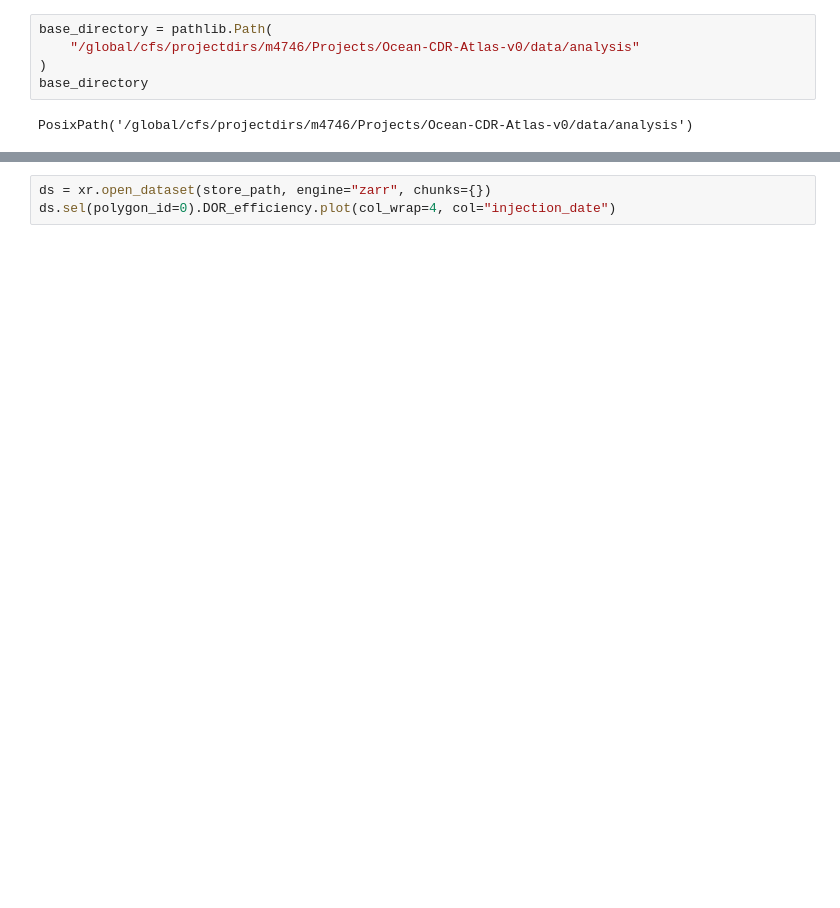
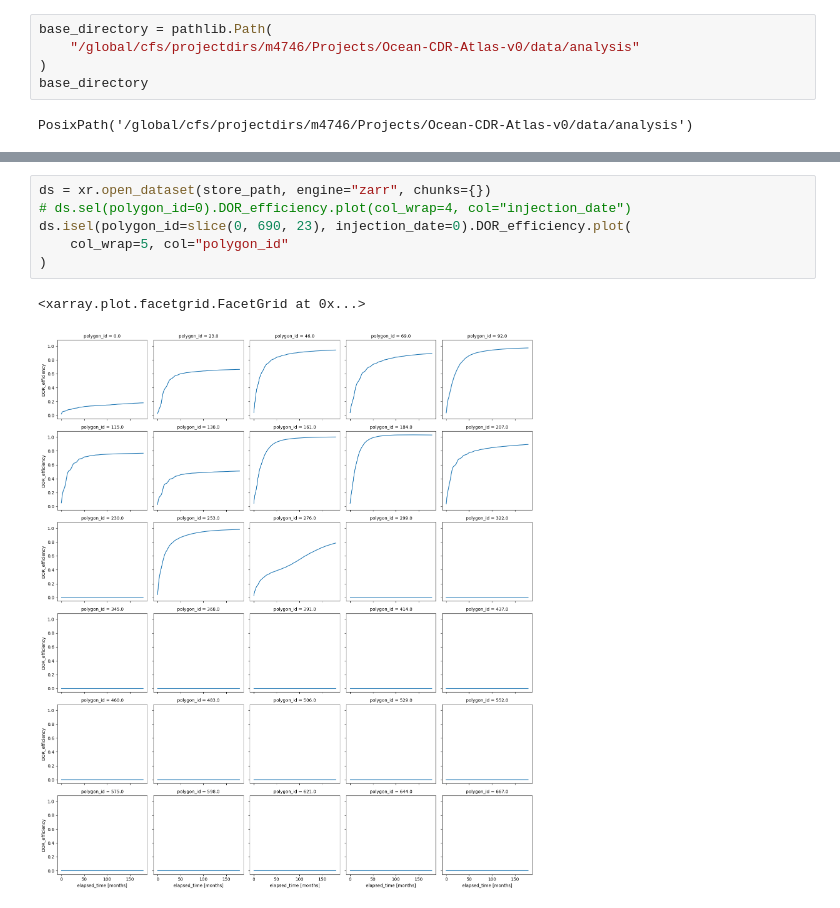
Before and after one commit to NoraLoose/Ocean-CDR-Atlas-v0, a Jupyter notebook: workflows/dor-atlas/create-zarr-store-1b.ipynb, the cells around one changed output, grey strips where cells are left out. Cells and saved outputs as stored; diff of their text form; blank space fills up the shorter version.

```diff
--- a/workflows/dor-atlas/create-zarr-store-1b.ipynb
+++ b/workflows/dor-atlas/create-zarr-store-1b.ipynb
@@ -271,3 +303,9 @@ for case in tqdm.tqdm(done_cases):
 # %%
 ds = xr.open_dataset(store_path, engine="zarr", chunks={})
-ds.sel(polygon_id=0).DOR_efficiency.plot(col_wrap=4, col="injection_date")
+# ds.sel(polygon_id=0).DOR_efficiency.plot(col_wrap=4, col="injection_date")
+ds.isel(polygon_id=slice(0, 690, 23), injection_date=0).DOR_efficiency.plot(
+    col_wrap=5, col="polygon_id"
+)
+# %% [output]
+<xarray.plot.facetgrid.FacetGrid at 0x...>
+[figure, added]
```
Also changed, not shown: parts of 10 cells of this notebook, 2 other files.
